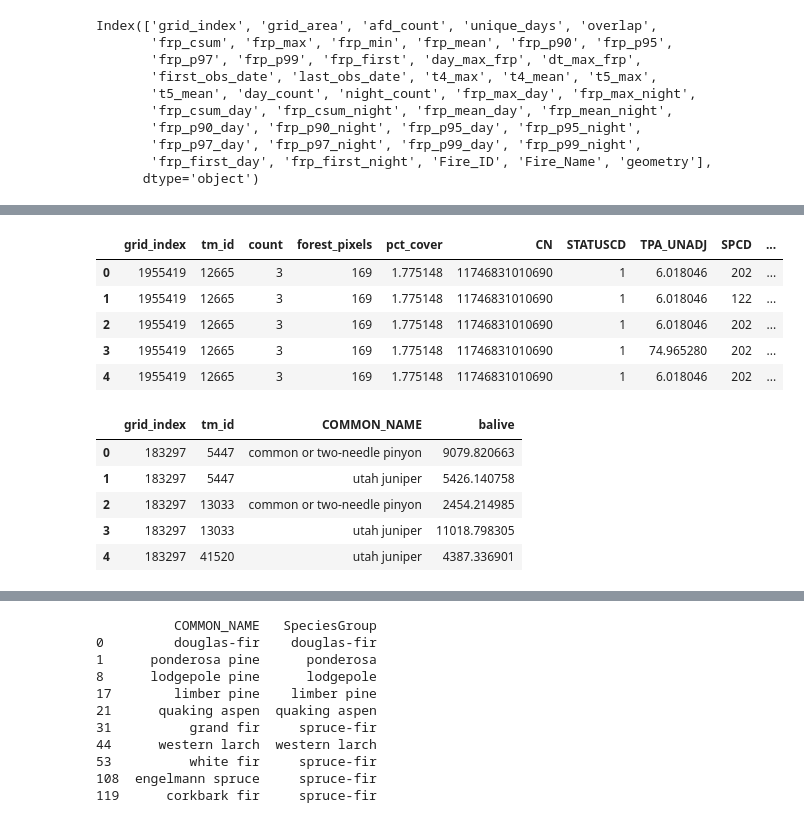
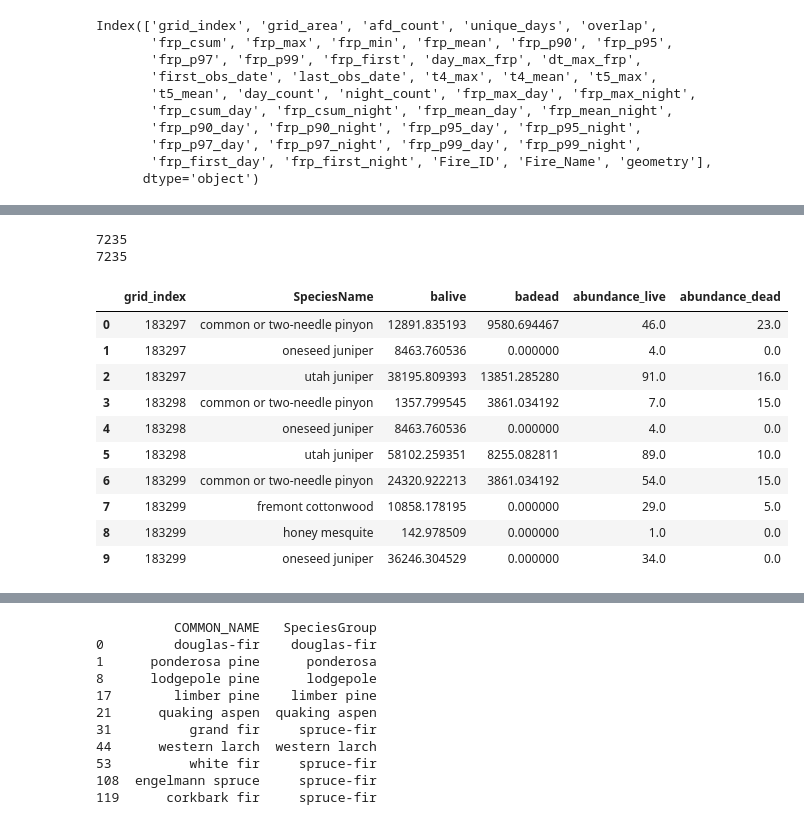
Before and after one commit to natshoff/aspen-fire-fork, a Jupyter notebook: Aim2/code/Python/04a_TreeMap_FIA.ipynb, the cells around one changed output, grey strips where cells are left out. Saved outputs shown, nothing was run; the diff lists cells and outputs as text; code cells hidden in the pictures.

```diff
--- a/Aim2/code/Python/04a_TreeMap_FIA.ipynb
+++ b/Aim2/code/Python/04a_TreeMap_FIA.ipynb
@@ -128,34 +146,57 @@ Index(['tm_id', 'CN', 'STATUSCD', 'TPA_UNADJ', 'SPCD', 'COMMON_NAME',
-# %%
-# join to the grid data
-grid_trees = grid_tmid.merge(tree_tbl, on='tm_id', how='left')
-grid_trees.head()
-# %% [output]
-|  | grid_index | tm_id | count | forest_pixels | pct_cover | CN | STATUSCD | TPA_UNADJ | SPCD | ... |
-| 0 | 1955419 | 12665 | 3 | 169 | 1.775148 | 11746831010690 | 1 | 6.018046 | 202 | ... |
-| 1 | 1955419 | 12665 | 3 | 169 | 1.775148 | 11746831010690 | 1 | 6.018046 | 122 | ... |
-| 2 | 1955419 | 12665 | 3 | 169 | 1.775148 | 11746831010690 | 1 | 6.018046 | 202 | ... |
-| 3 | 1955419 | 12665 | 3 | 169 | 1.775148 | 11746831010690 | 1 | 74.965280 | 202 | ... |
-| 4 | 1955419 | 12665 | 3 | 169 | 1.775148 | 11746831010690 | 1 | 6.018046 | 202 | ... |
+# %%
+print(len(grid_trees['tm_id'].unique()))
+# %% [output]
+7235
+7235
 # %%
 # Calculate the live basal area for the tree table
 # force species name to lower case
 grid_trees['COMMON_NAME'] = grid_trees['COMMON_NAME'].str.lower()
-# subset to live trees, calculate basal area
-live_trees = grid_trees[grid_trees['STATUSCD'] == 1]
-live_trees['BA'] = np.pi * (live_trees['DIA'] / 2) ** 2  # Basal area in square feet
-live_trees['BA_sc'] = live_trees['BA'] * live_trees['TREE'] * live_trees['TPA_UNADJ'] # adjust based on tree counts
-ba_by_species = (
-    live_trees.groupby(['grid_index', 'tm_id', 'COMMON_NAME'])['BA_sc']
-    .sum()
-    .reset_index()
-    .rename(columns={'BA_sc': 'balive'})
+grid_trees['live_dead'] = (grid_trees['STATUSCD'] == 1).astype(int)
+
+# subset to live trees
+grid_trees['BA'] = np.pi * (grid_trees['DIA'] / 2) ** 2  # Basal area in square feet
+grid_trees['BA_TPAsc'] = grid_trees['BA'] * grid_trees['TREE'] * grid_trees['TPA_UNADJ'] # adjust based on tree counts
+
+# calculate live basal area
+live_metrics = (
+    grid_trees[grid_trees['live_dead'] == 1]
+    .groupby(['grid_index', 'COMMON_NAME'], as_index=False)
+    .agg(
+        balive=('BA_TPAsc', 'sum'),    # Live basal area
+        abundance_live=('TREE', 'sum')  # Total live tree count
+    )
 )
-ba_by_species.head()
+
+# calculate dead basal area
+dead_metrics = (
+    grid_trees[grid_trees['live_dead'] == 0]
+    .groupby(['grid_index', 'COMMON_NAME'], as_index=False)
+    .agg(
+        badead=('BA_TPAsc', 'sum'),    # Live basal area
+        abundance_dead=('TREE', 'sum')  # Total live tree count
+    )
+)
+
+# combine live/dead balive
+ba_by_sp = live_metrics.merge(
+    dead_metrics,
+    on=['grid_index', 'COMMON_NAME'],
+    how='outer'
+).fillna(0).rename(
+    columns={'COMMON_NAME': 'SpeciesName'}
+)[['grid_index','SpeciesName','balive','badead','abundance_live','abundance_dead']]
+ba_by_sp.head(10)
 # %% [output]
-|  | grid_index | tm_id | COMMON_NAME | balive |
-| 0 | 183297 | 5447 | common or two-needle pinyon | 9079.820663 |
-| 1 | 183297 | 5447 | utah juniper | 5426.140758 |
-| 2 | 183297 | 13033 | common or two-needle pinyon | 2454.214985 |
-| 3 | 183297 | 13033 | utah juniper | 11018.798305 |
-| 4 | 183297 | 41520 | utah juniper | 4387.336901 |
+|  | grid_index | SpeciesName | balive | badead | abundance_live | abundance_dead |
+| 0 | 183297 | common or two-needle pinyon | 12891.835193 | 9580.694467 | 46.0 | 23.0 |
+| 1 | 183297 | oneseed juniper | 8463.760536 | 0.000000 | 4.0 | 0.0 |
+| 2 | 183297 | utah juniper | 38195.809393 | 13851.285280 | 91.0 | 16.0 |
+| 3 | 183298 | common or two-needle pinyon | 1357.799545 | 3861.034192 | 7.0 | 15.0 |
+| 4 | 183298 | oneseed juniper | 8463.760536 | 0.000000 | 4.0 | 0.0 |
+| 5 | 183298 | utah juniper | 58102.259351 | 8255.082811 | 89.0 | 10.0 |
+| 6 | 183299 | common or two-needle pinyon | 24320.922213 | 3861.034192 | 54.0 | 15.0 |
+| 7 | 183299 | fremont cottonwood | 10858.178195 | 0.000000 | 29.0 | 5.0 |
+| 8 | 183299 | honey mesquite | 142.978509 | 0.000000 | 1.0 | 0.0 |
+| 9 | 183299 | oneseed juniper | 36246.304529 | 0.000000 | 34.0 | 0.0 |
 # %%
```
Also changed, not shown: parts of 16 cells of this notebook, 1 other file.
